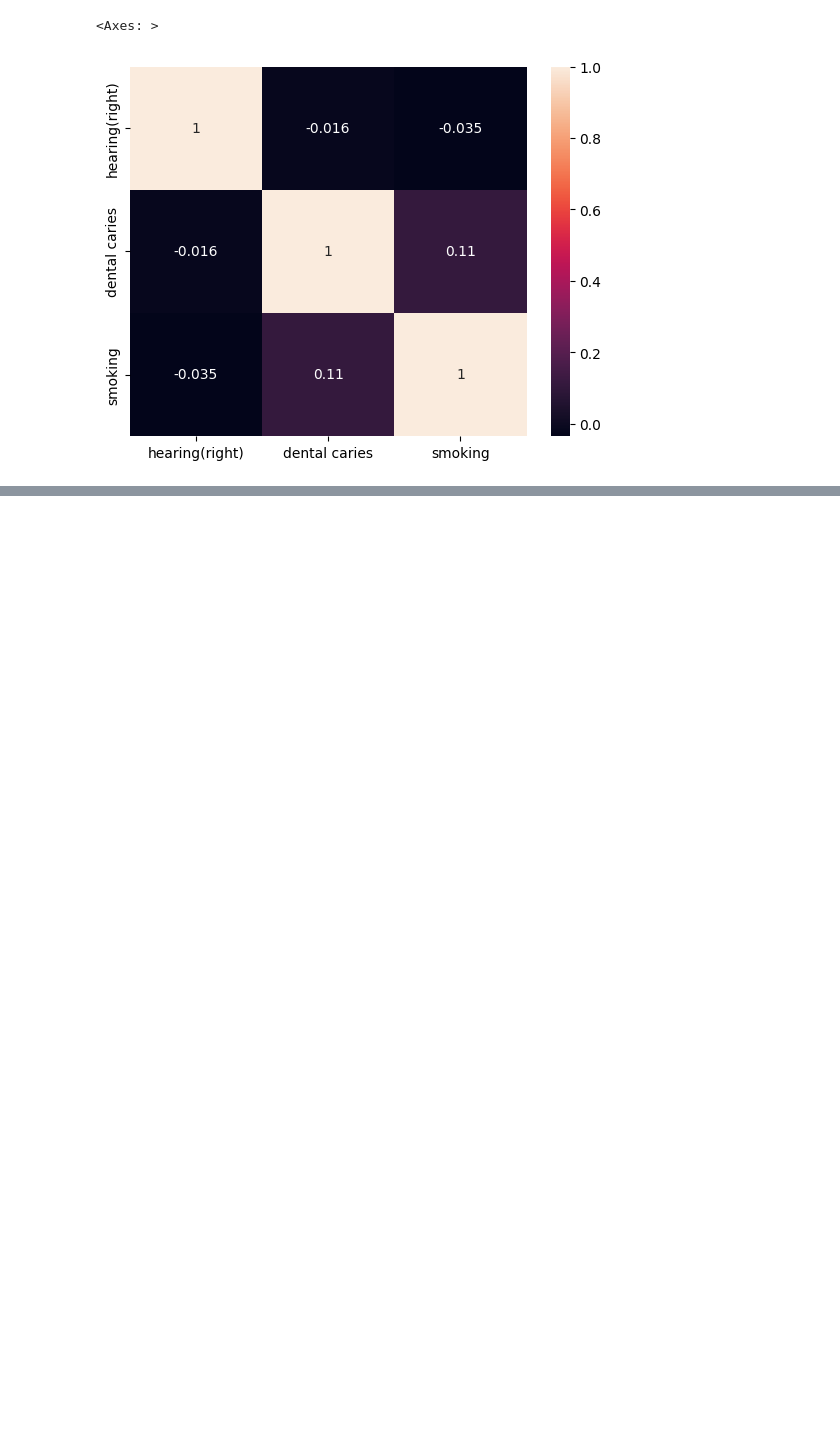
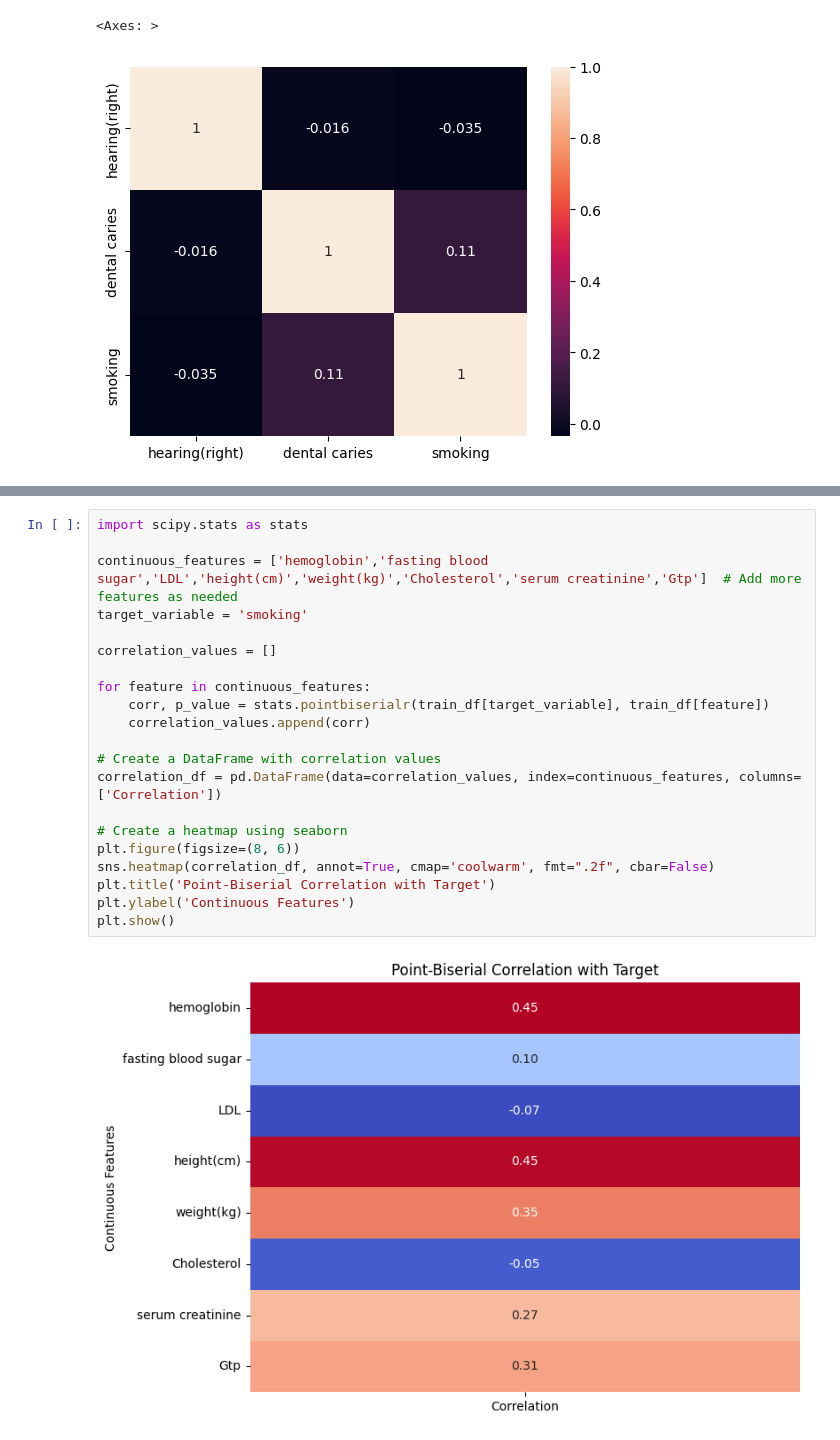
Before and after one commit to ahmedoy/SmokingData-Classification, a Jupyter notebook: explanatory.ipynb, the cells around one changed output, grey strips where cells are left out. Cells and saved outputs as stored; diff of their text form; blank space fills up the shorter version.

```diff
--- a/explanatory.ipynb
+++ b/explanatory.ipynb
@@ -1663,0 +1755,23 @@ sns.heatmap(categ_correlation_matrix, annot=True, xticklabels=categorical_featur
+# %%
+import scipy.stats as stats
+
+continuous_features = ['hemoglobin','fasting blood sugar','LDL','height(cm)','weight(kg)','Cholesterol','serum creatinine','Gtp']  # Add more features as needed
+target_variable = 'smoking'
+
+correlation_values = []
+
+for feature in continuous_features:
+    corr, p_value = stats.pointbiserialr(train_df[target_variable], train_df[feature])
+    correlation_values.append(corr)
+
+# Create a DataFrame with correlation values
+correlation_df = pd.DataFrame(data=correlation_values, index=continuous_features, columns=['Correlation'])
+
+# Create a heatmap using seaborn
+plt.figure(figsize=(8, 6))
+sns.heatmap(correlation_df, annot=True, cmap='coolwarm', fmt=".2f", cbar=False)
+plt.title('Point-Biserial Correlation with Target')
+plt.ylabel('Continuous Features')
+plt.show()
+# %% [output]
+[figure, added]
```
Also changed, not shown: parts of 9 cells of this notebook.
